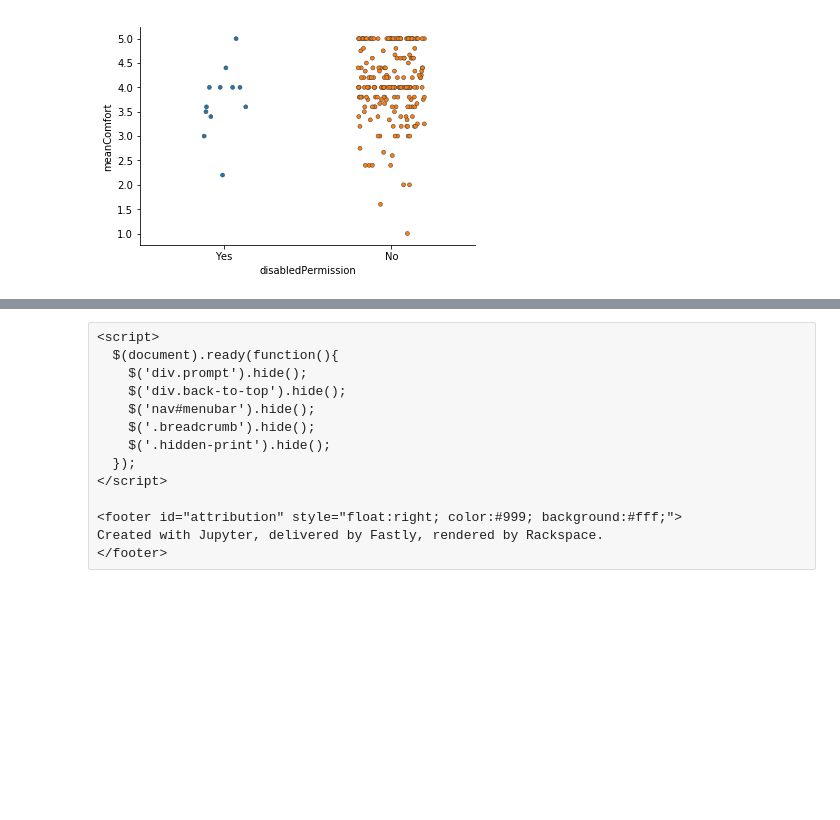
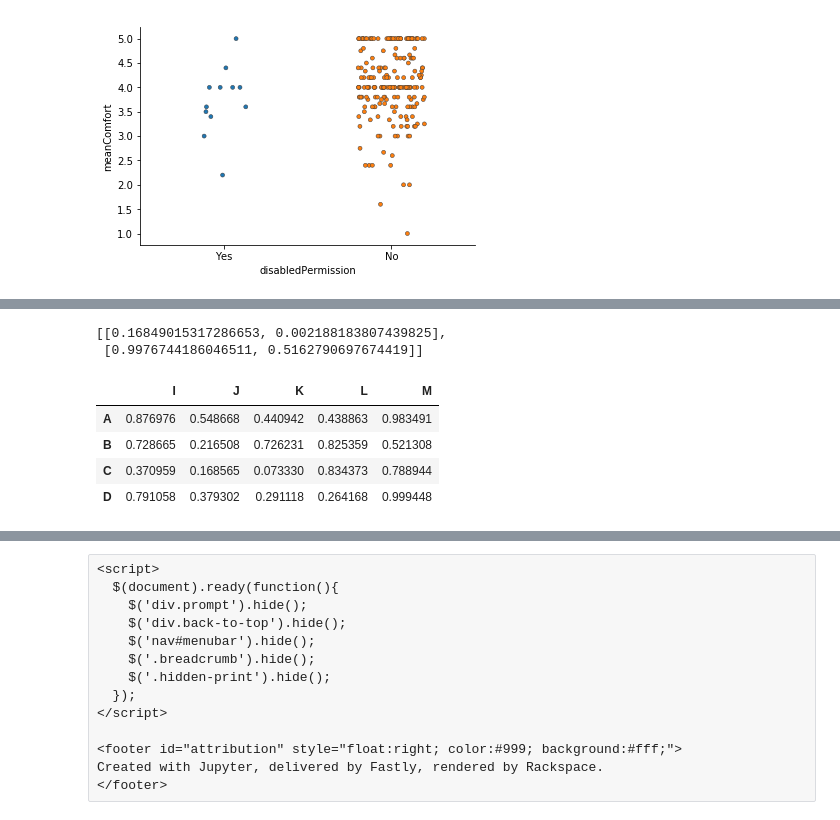
Before and after one commit to Qatrunnada/THIRD-crowdperm-analysis, a Jupyter notebook: THIRD-crowdperm-survey-analysis.ipynb, the cells around one changed output, grey strips where cells are left out. Cells and saved outputs as stored; diff of their text form; code cells hidden in the pictures; blank space fills up the shorter version.

```diff
--- a/THIRD-crowdperm-survey-analysis.ipynb
+++ b/THIRD-crowdperm-survey-analysis.ipynb
@@ -915,0 +1052,13 @@ yes
+# %%
+Location
+# %% [output]
+[[0.16849015317286653, 0.002188183807439825],
+ [0.9976744186046511, 0.5162790697674419]]
+# %%
+df2
+# %% [output]
+|  | I | J | K | L | M |
+| A | 0.876976 | 0.548668 | 0.440942 | 0.438863 | 0.983491 |
+| B | 0.728665 | 0.216508 | 0.726231 | 0.825359 | 0.521308 |
+| C | 0.370959 | 0.168565 | 0.073330 | 0.834373 | 0.788944 |
+| D | 0.791058 | 0.379302 | 0.291118 | 0.264168 | 0.999448 |
```
Also changed, not shown: parts of 7 cells of this notebook, 6 other files.
